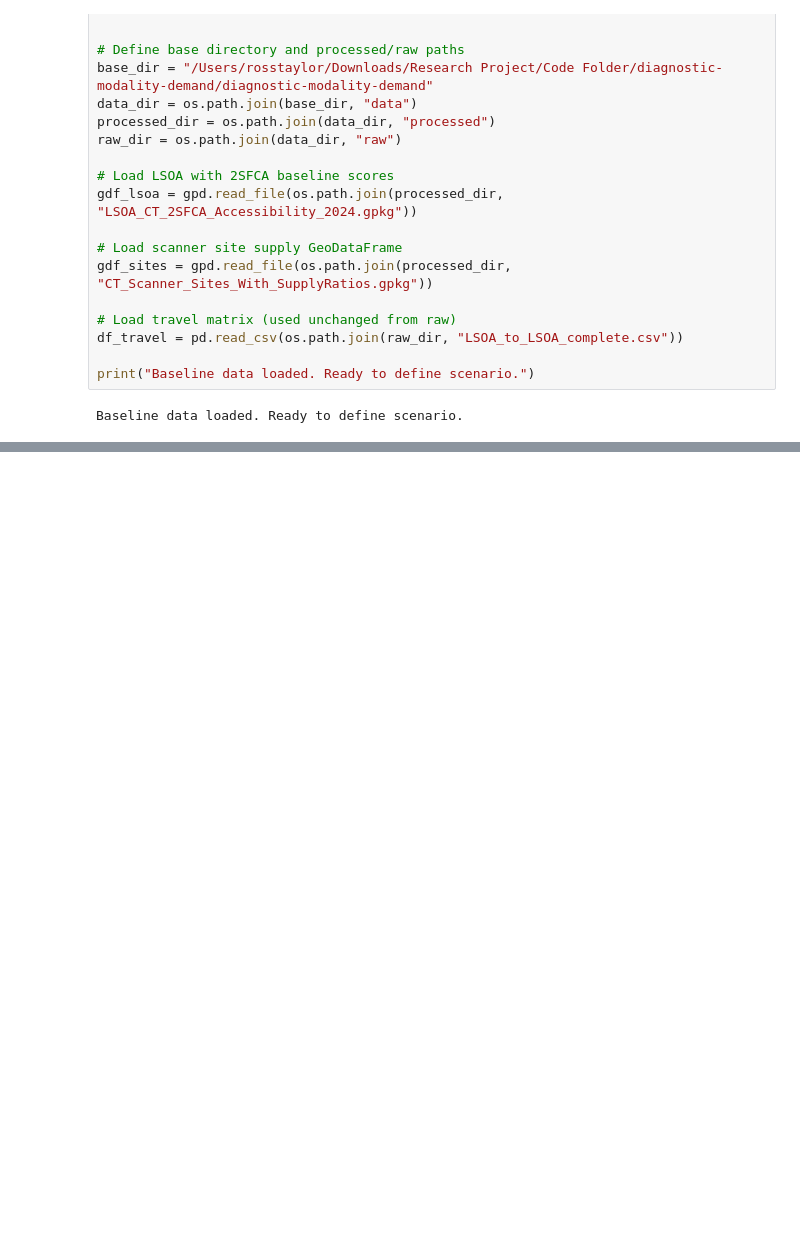
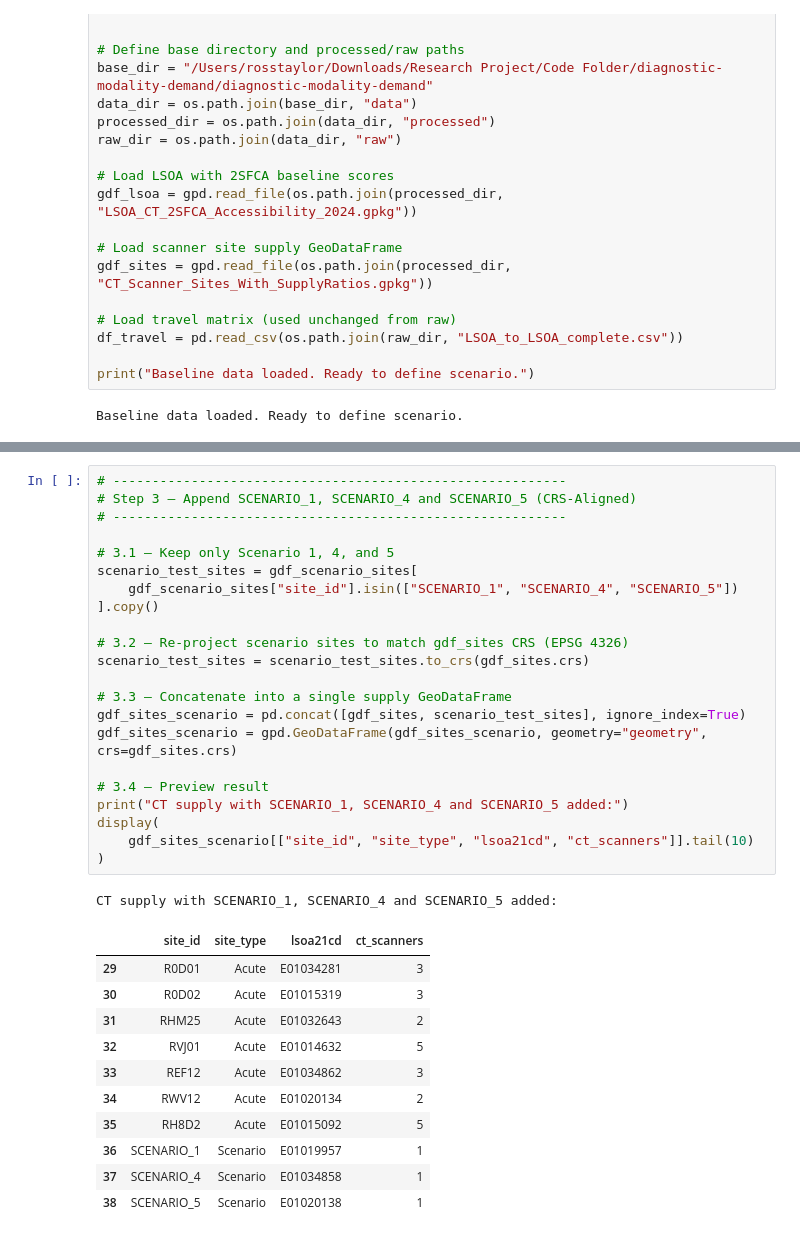
Before and after one commit to RossTylr/diagnostic-modality-demand, a Jupyter notebook: notebooks/04a2_Two-Step_Floating_Catchment_Area_Scenario_Modelling.ipynb, the cells around one changed output, grey strips where cells are left out. Drawn from its saved outputs; the diff is of its cells as text; blank space fills up the shorter version.

```diff
--- a/notebooks/04a2_Two-Step_Floating_Catchment_Area_Scenario_Modelling.ipynb
+++ b/notebooks/04a2_Two-Step_Floating_Catchment_Area_Scenario_Modelling.ipynb
@@ -35,0 +179,35 @@ Baseline data loaded. Ready to define scenario.
+# %%
+# ----------------------------------------------------------
+# Step 3 – Append SCENARIO_1, SCENARIO_4 and SCENARIO_5 (CRS‑Aligned)
+# ----------------------------------------------------------
+
+# 3.1 – Keep only Scenario 1, 4, and 5
+scenario_test_sites = gdf_scenario_sites[
+    gdf_scenario_sites["site_id"].isin(["SCENARIO_1", "SCENARIO_4", "SCENARIO_5"])
+].copy()
+
+# 3.2 – Re‑project scenario sites to match gdf_sites CRS (EPSG 4326)
+scenario_test_sites = scenario_test_sites.to_crs(gdf_sites.crs)
+
+# 3.3 – Concatenate into a single supply GeoDataFrame
+gdf_sites_scenario = pd.concat([gdf_sites, scenario_test_sites], ignore_index=True)
+gdf_sites_scenario = gpd.GeoDataFrame(gdf_sites_scenario, geometry="geometry", crs=gdf_sites.crs)
+
+# 3.4 – Preview result
+print("CT supply with SCENARIO_1, SCENARIO_4 and SCENARIO_5 added:")
+display(
+    gdf_sites_scenario[["site_id", "site_type", "lsoa21cd", "ct_scanners"]].tail(10)
+)
+# %% [output]
+CT supply with SCENARIO_1, SCENARIO_4 and SCENARIO_5 added:
+|  | site_id | site_type | lsoa21cd | ct_scanners |
+| 29 | R0D01 | Acute | E01034281 | 3 |
+| 30 | R0D02 | Acute | E01015319 | 3 |
+| 31 | RHM25 | Acute | E01032643 | 2 |
+| 32 | RVJ01 | Acute | E01014632 | 5 |
+| 33 | REF12 | Acute | E01034862 | 3 |
+| 34 | RWV12 | Acute | E01020134 | 2 |
+| 35 | RH8D2 | Acute | E01015092 | 5 |
+| 36 | SCENARIO_1 | Scenario | E01019957 | 1 |
+| 37 | SCENARIO_4 | Scenario | E01034858 | 1 |
+| 38 | SCENARIO_5 | Scenario | E01020138 | 1 |
```
Also changed, not shown: parts of 6 cells of this notebook, 1 other file.
